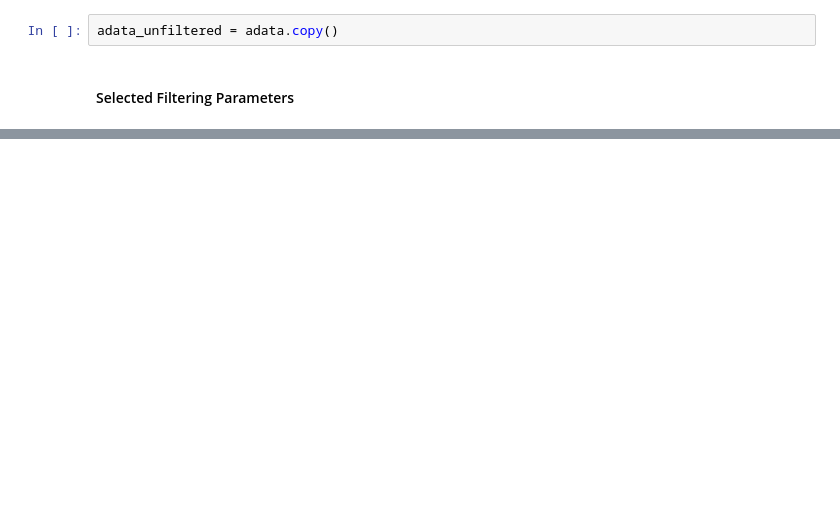
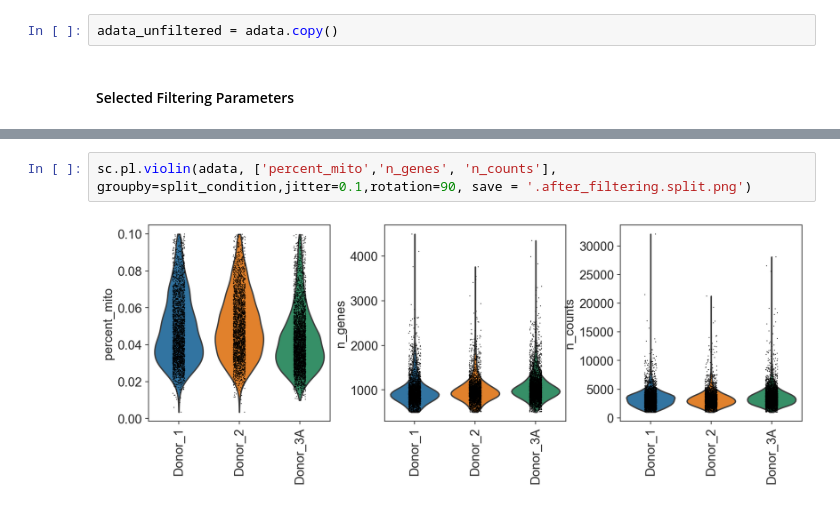
Before and after one commit to Accio/analysing-scRNAseq-with-scanpy-and-besca, a Jupyter notebook: guided-tour-to-BESCA-standard-workflow.ipynb, the cells around one changed output, grey strips where cells are left out. Drawn from its saved outputs; the diff is of its cells as text; blank space fills up the shorter version.

```diff
--- a/guided-tour-to-BESCA-standard-workflow.ipynb
+++ b/guided-tour-to-BESCA-standard-workflow.ipynb
@@ -254,0 +315,4 @@ filtering1.show()
+# %%
+sc.pl.violin(adata, ['percent_mito','n_genes', 'n_counts'], groupby=split_condition,jitter=0.1,rotation=90, save = '.after_filtering.split.png')
+# %% [output]
+[figure, added]
```
Also changed, not shown: parts of 54 cells of this notebook.
